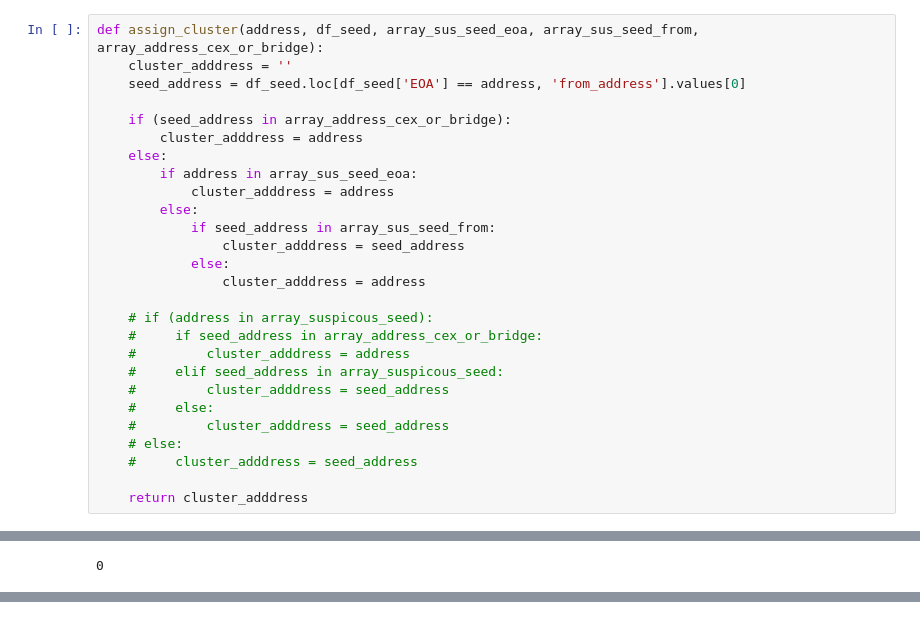
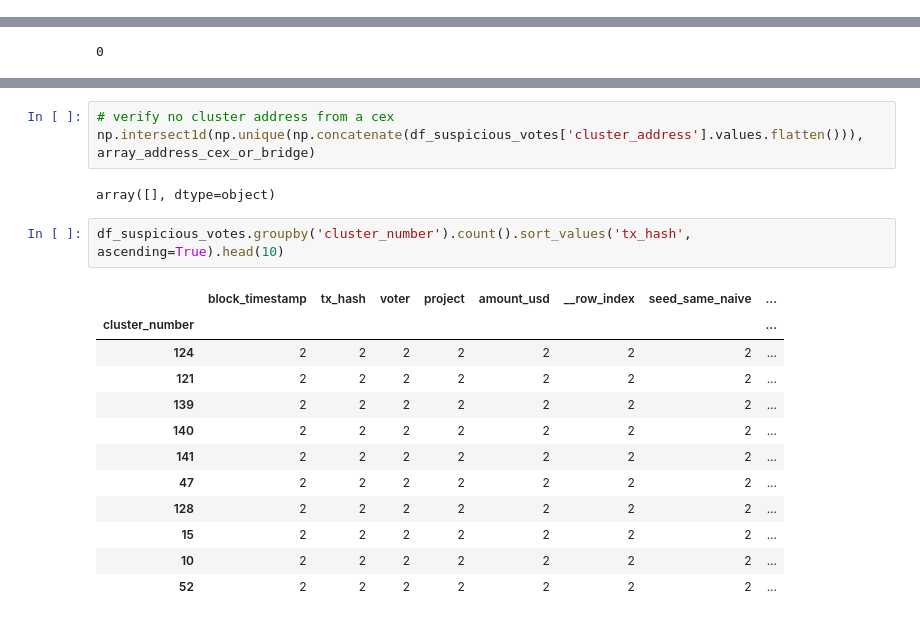
Before and after one commit to poupou-web3/beta-rounds-vote-analysis, a Jupyter notebook: jupyter-after-round/citizen_seed_feature.ipynb, the cells around one changed output, grey strips where cells are left out. Saved outputs shown, nothing was run; the diff lists cells and outputs as text.

```diff
--- a/jupyter-after-round/citizen_seed_feature.ipynb
+++ b/jupyter-after-round/citizen_seed_feature.ipynb
@@ -161,30 +223,3 @@ df_seed[df_seed['from_address'].isin(array_suspicous_seed)].groupby('from_addres
 df_votes['has_seed_cluster'] = df_votes['voter'].isin(suspicious_voter)
 # %%
 df_suspicious_votes = df_votes.loc[df_votes['has_seed_cluster']].copy()
-# %%
-def assign_cluster(address, df_seed, array_sus_seed_eoa, array_sus_seed_from, array_address_cex_or_bridge):
-    cluster_adddress = ''
-    seed_address = df_seed.loc[df_seed['EOA'] == address, 'from_address'].values[0]
-
-    if (seed_address in array_address_cex_or_bridge):
-        cluster_adddress = address
-    else:
-        if address in array_sus_seed_eoa:
-            cluster_adddress = address
-        else:
-            if seed_address in array_sus_seed_from:
-                cluster_adddress = seed_address
-            else:
-                cluster_adddress = address
-
-    # if (address in array_suspicous_seed):
-    #     if seed_address in array_address_cex_or_bridge:
-    #         cluster_adddress = address
-    #     elif seed_address in array_suspicous_seed:
-    #         cluster_adddress = seed_address
-    #     else:
-    #         cluster_adddress = seed_address
-    # else:
-    #     cluster_adddress = seed_address
-
-    return cluster_adddress
@@ -373,0 +262,20 @@ df_suspicious_votes.groupby('project').count().sort_values(by='voter', ascending
+# %%
+# verify no cluster address from a cex
+np.intersect1d(np.unique(np.concatenate(df_suspicious_votes['cluster_address'].values.flatten())), array_address_cex_or_bridge)
+# %% [output]
+array([], dtype=object)
+# %%
+df_suspicious_votes.groupby('cluster_number').count().sort_values('tx_hash', ascending=True).head(10)
+# %% [output]
+|  | block_timestamp | tx_hash | voter | project | amount_usd | __row_index | seed_same_naive | ... |
+| cluster_number |  |  |  |  |  |  |  | ... |
+| 124 | 2 | 2 | 2 | 2 | 2 | 2 | 2 | ... |
+| 121 | 2 | 2 | 2 | 2 | 2 | 2 | 2 | ... |
+| 139 | 2 | 2 | 2 | 2 | 2 | 2 | 2 | ... |
+| 140 | 2 | 2 | 2 | 2 | 2 | 2 | 2 | ... |
+| 141 | 2 | 2 | 2 | 2 | 2 | 2 | 2 | ... |
+| 47 | 2 | 2 | 2 | 2 | 2 | 2 | 2 | ... |
+| 128 | 2 | 2 | 2 | 2 | 2 | 2 | 2 | ... |
+| 15 | 2 | 2 | 2 | 2 | 2 | 2 | 2 | ... |
+| 10 | 2 | 2 | 2 | 2 | 2 | 2 | 2 | ... |
+| 52 | 2 | 2 | 2 | 2 | 2 | 2 | 2 | ... |
```
Also changed, not shown: parts of 73 cells of this notebook.
